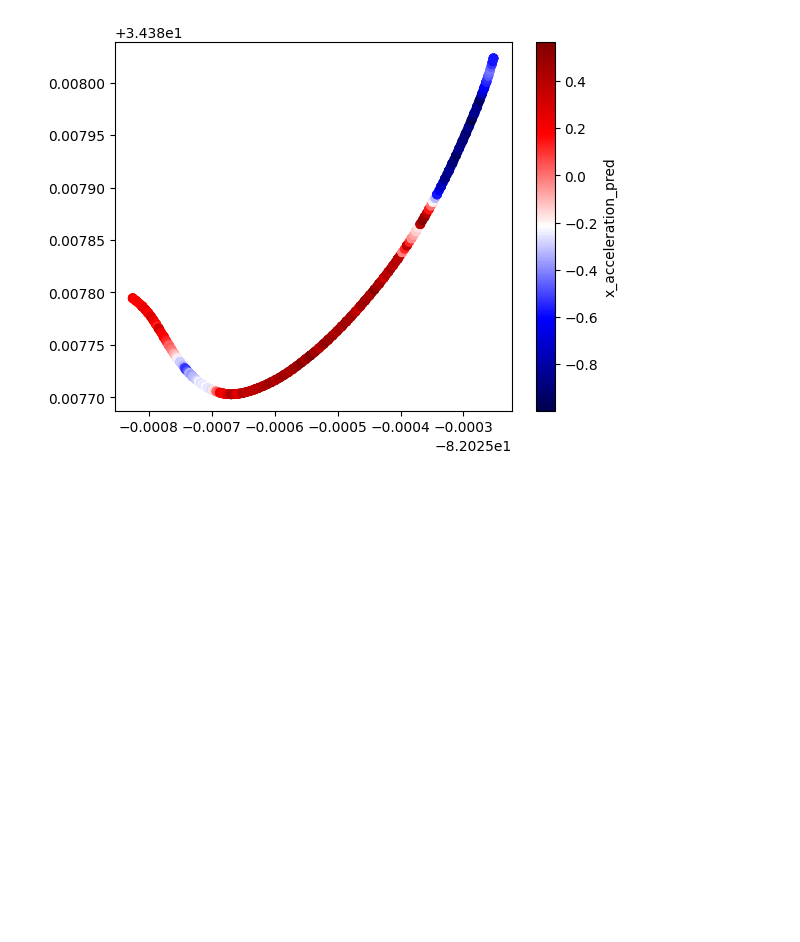
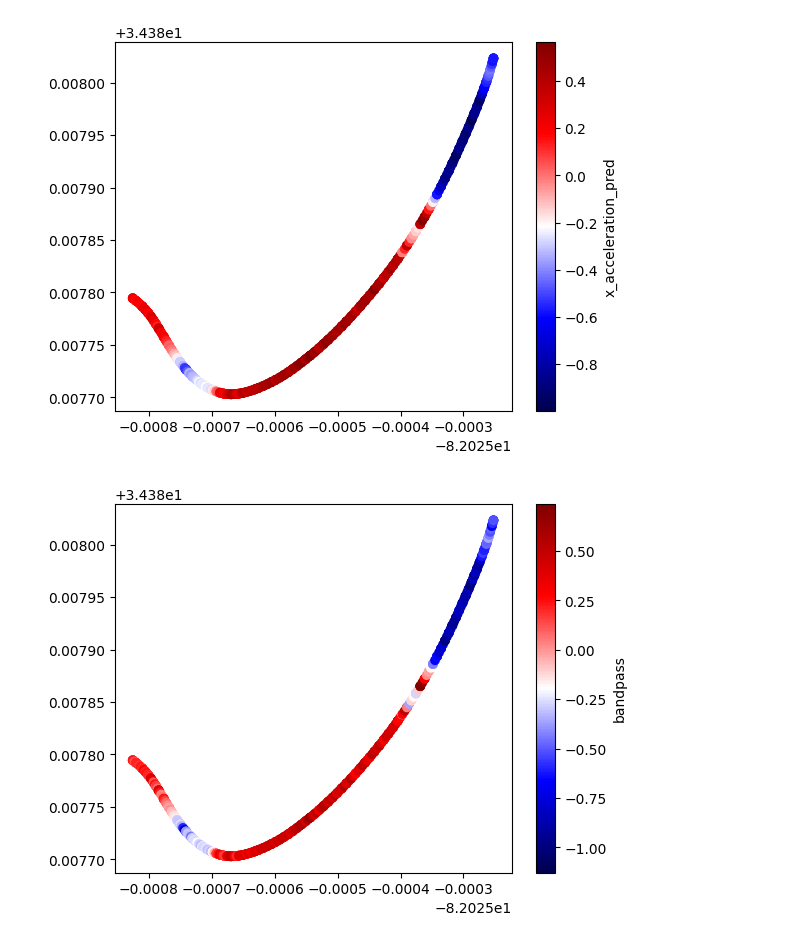
Before and after one commit to nkorrapa/wft_filtering, a Jupyter notebook: imu_filter.ipynb, the cells around one changed output. Cells and saved outputs as stored; diff of their text form; code cells hidden in the pictures; blank space fills up the shorter version.

```diff
--- a/imu_filter.ipynb
+++ b/imu_filter.ipynb
@@ -70,6 +70,8 @@ def test(acc):
 	return preds
 # %%
 acc_x = gps_data['Acceleration X']
+bandpass = math_channels['xaccel_filter']
+cheb = math_channels['x_cheb_bp']
 # %%
 preds= test(acc_x)
 # %% [output]
@@ -91,3 +93,9 @@ plt.show()
 #add gates to look at one lap/corner
 # %% [output]
 [figure]
+# %%
+plt.scatter(x=gps_data['GPS Longitude'], y=gps_data['GPS Latitude'], c = bandpass, cmap = 'seismic')
+plt.colorbar(label='bandpass')
+plt.show()
+# %% [output]
+[figure, added]
```
Also changed, not shown: parts of 4 cells of this notebook, 2 other files.
